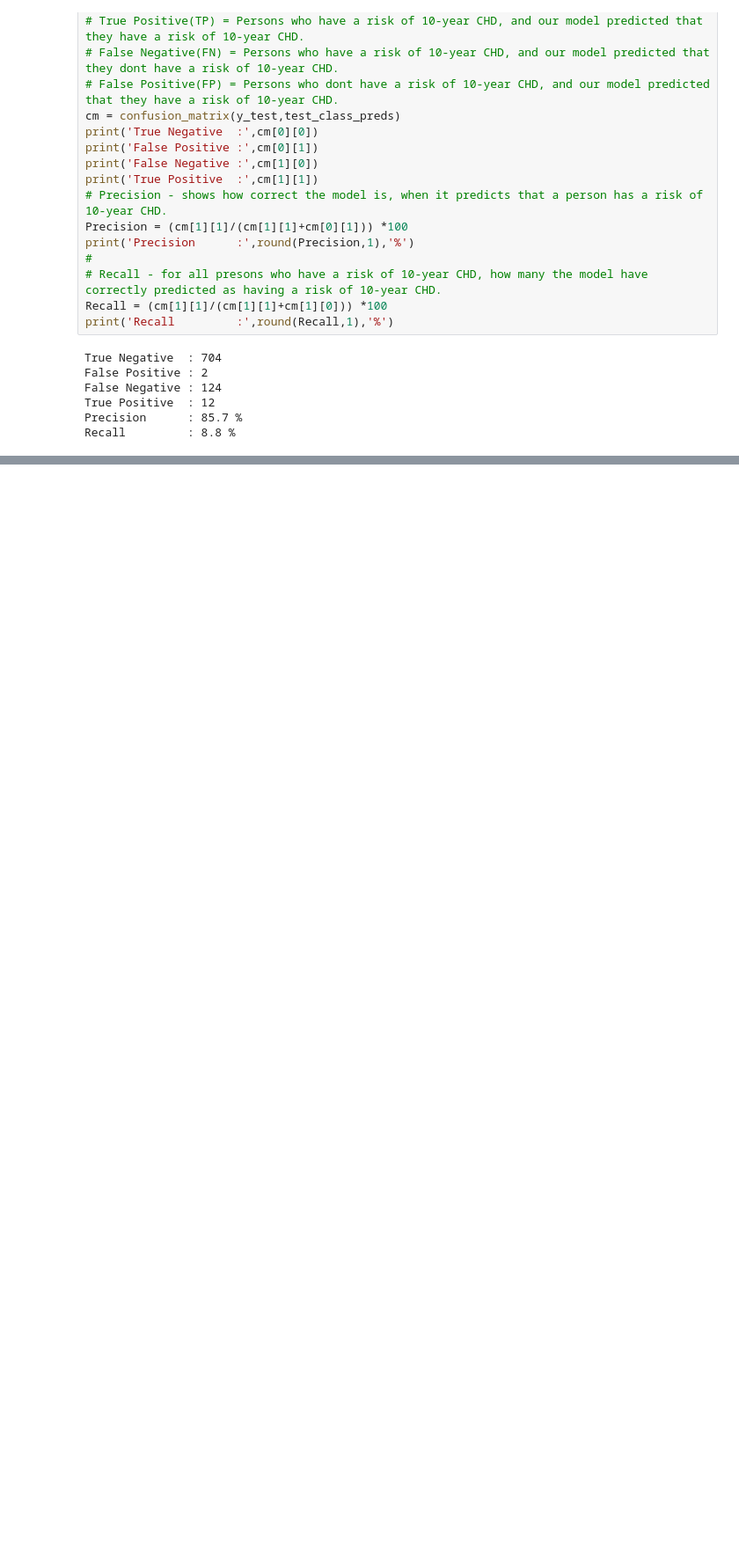
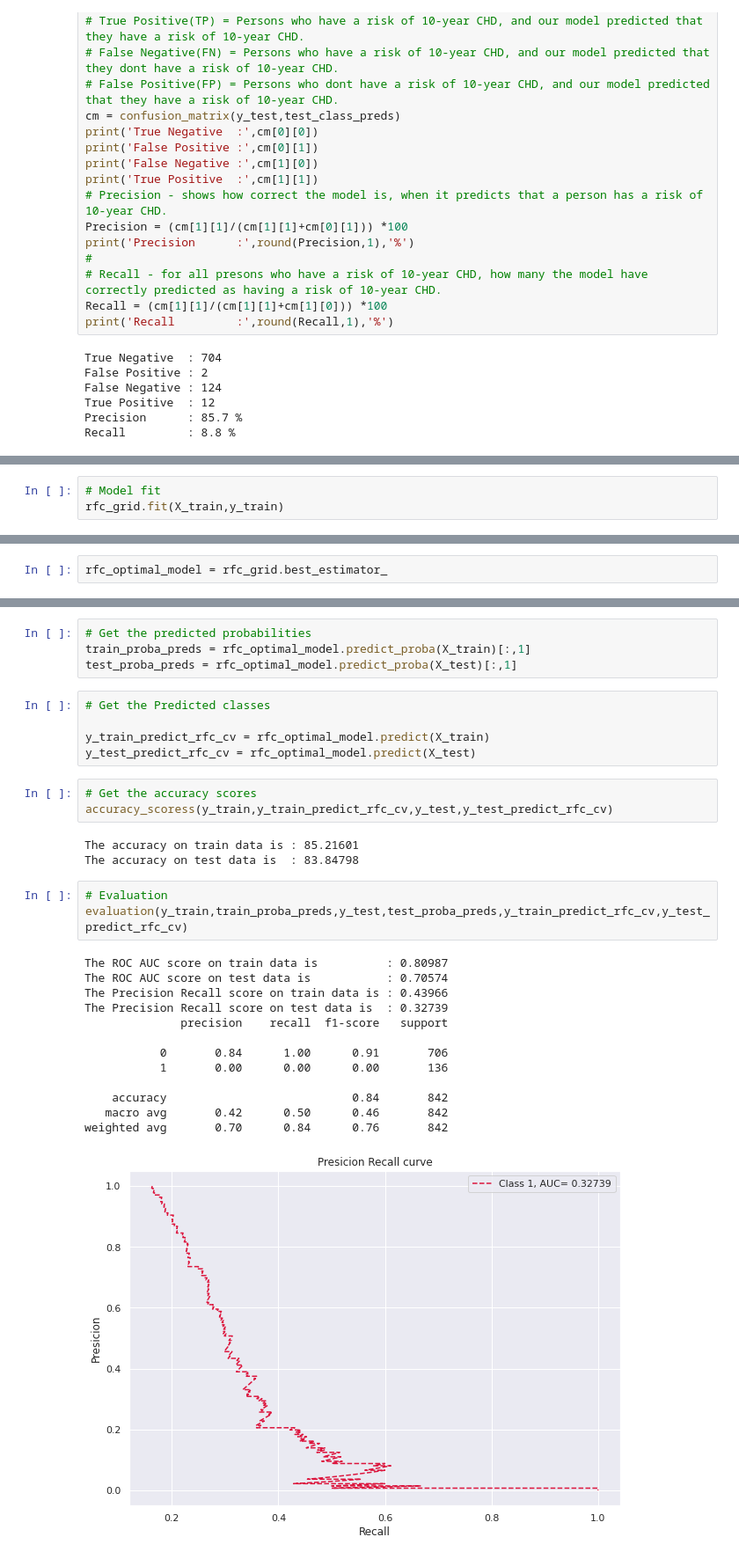
Before and after one commit to Sriharish19/SH-Supervised-ML-Cardiovascular-Risk-Prediction, a Jupyter notebook: SH_Supervised_ML_Classification_Cardiovascular_Risk_Prediction.ipynb, the cells around one changed output, grey strips where cells are left out. Shown at 88% size. Cells and saved outputs as stored; diff of their text form; blank space fills up the shorter version.

```diff
--- a/SH_Supervised_ML_Classification_Cardiovascular_Risk_Prediction.ipynb
+++ b/SH_Supervised_ML_Classification_Cardiovascular_Risk_Prediction.ipynb
@@ -621,0 +825,3 @@ Recall         : 8.8 %
+# %%
+# Model fit
+rfc_grid.fit(X_train,y_train)
@@ -621,0 +839,2 @@ Recall         : 8.8 %
+# %%
+rfc_optimal_model = rfc_grid.best_estimator_
@@ -621,0 +849,32 @@ Recall         : 8.8 %
+# %%
+# Get the predicted probabilities
+train_proba_preds = rfc_optimal_model.predict_proba(X_train)[:,1]
+test_proba_preds = rfc_optimal_model.predict_proba(X_test)[:,1]
+# %%
+# Get the Predicted classes
+
+y_train_predict_rfc_cv = rfc_optimal_model.predict(X_train)
+y_test_predict_rfc_cv = rfc_optimal_model.predict(X_test)
+# %%
+# Get the accuracy scores
+accuracy_scoress(y_train,y_train_predict_rfc_cv,y_test,y_test_predict_rfc_cv)
+# %% [output]
+The accuracy on train data is : 85.21601
+The accuracy on test data is  : 83.84798
+# %%
+# Evaluation
+evaluation(y_train,train_proba_preds,y_test,test_proba_preds,y_train_predict_rfc_cv,y_test_predict_rfc_cv)
+# %% [output]
+The ROC AUC score on train data is          : 0.80987
+The ROC AUC score on test data is           : 0.70574
+The Precision Recall score on train data is : 0.43966
+The Precision Recall score on test data is  : 0.32739
+              precision    recall  f1-score   support
+
+           0       0.84      1.00      0.91       706
+           1       0.00      0.00      0.00       136
+
+    accuracy                           0.84       842
+   macro avg       0.42      0.50      0.46       842
+weighted avg       0.70      0.84      0.76       842
+[figure, added]
```
Also changed, not shown: parts of 62 cells of this notebook.
